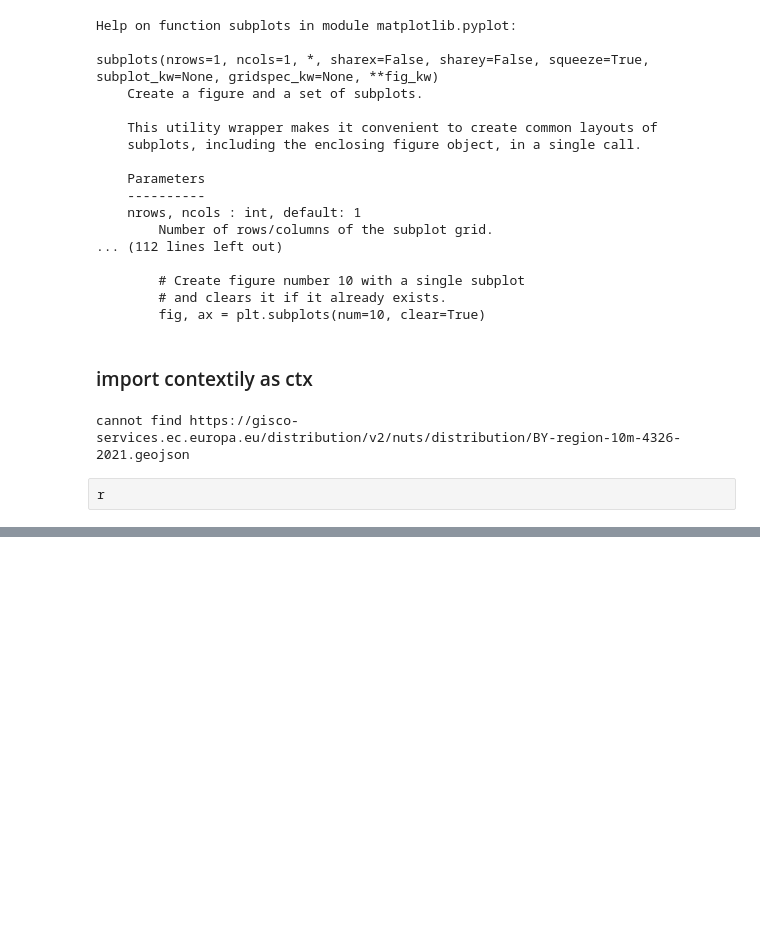
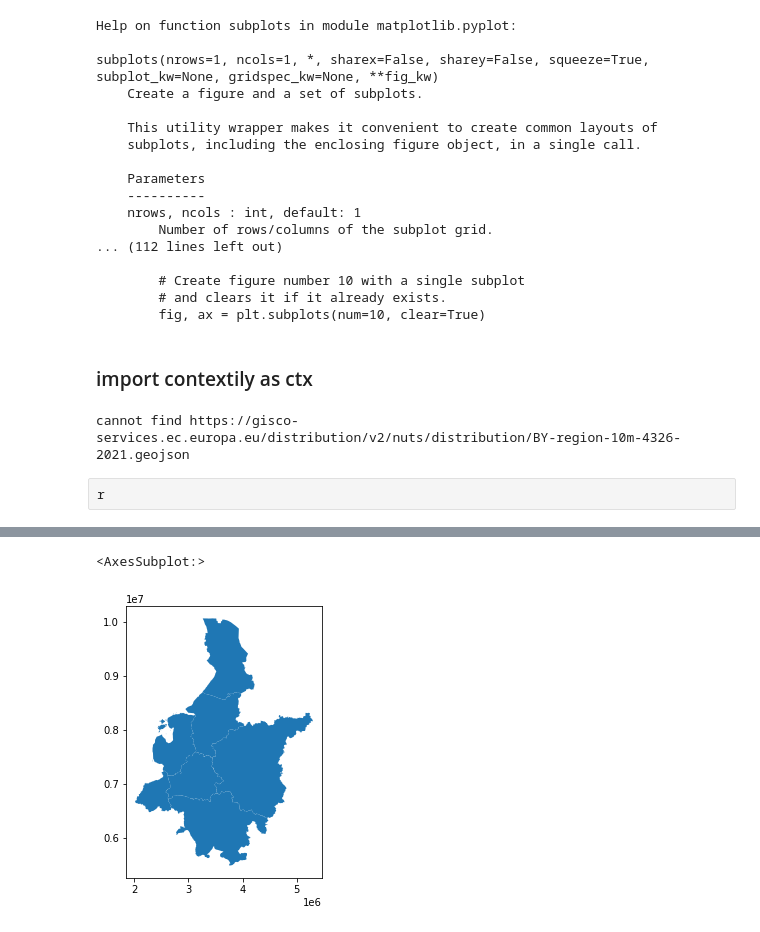
Before and after one commit to ioggstream/europe-historical-geojson, a Jupyter notebook: risk-map.ipynb, the cells around one changed output, grey strips where cells are left out. Cells and saved outputs as stored; diff of their text form; code cells hidden in the pictures; blank space fills up the shorter version.

```diff
--- a/risk-map.ipynb
+++ b/risk-map.ipynb
@@ -197 +223,12 @@ russia = get_state('Russia')
+# %%
+fig, ax1 = plt.subplots(1,1)
+fig.set_size_inches(5,5)
+#EPSG:3857, EPSG:4326
+R.head()
+R.to_crs("EPSG:4326").intersection(eu_area)
+#eu_area.plot(alpha=0.4,ax=ax1)
+R.plot(ax=ax1)
+# %% [output]
+<AxesSubplot:>
+[figure, added]
 # %%
```
Also changed, not shown: parts of 20 cells of this notebook, 2 other files.
